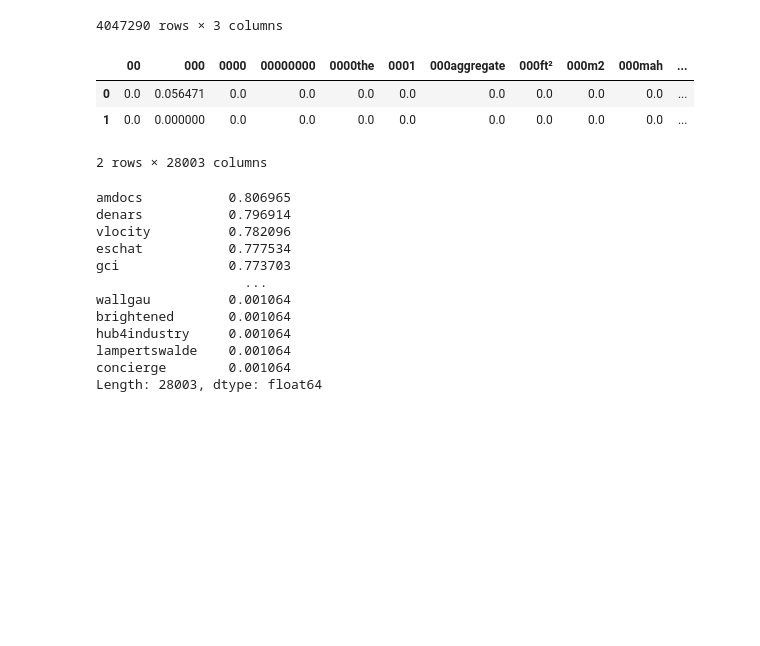
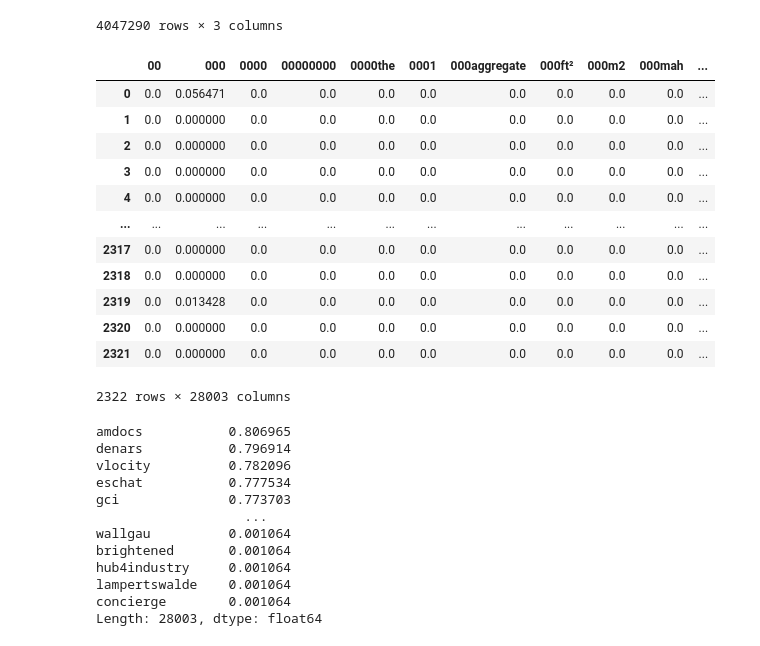
Before and after one commit to dany-kuznetsov/trade_get_news_true_way, a Jupyter notebook: news_exploratory_analysis.ipynb, the cells around one changed output. Saved outputs shown, nothing was run; the diff lists cells and outputs as text; code cells hidden in the pictures; blank space fills up the shorter version.

```diff
--- a/news_exploratory_analysis.ipynb
+++ b/news_exploratory_analysis.ipynb
@@ -274,12 +282,21 @@ def create_document_term_matrix(message_list, vectorizer):
 texts_matrix = create_document_term_matrix(texts_list, tfidf_vect)
 texts_matrix_transposed = texts_matrix.transpose()
 # %%
-texts_matrix.head(2)
+texts_matrix
 # %% [output]
 |  | 00 | 000 | 0000 | 00000000 | 0000the | 0001 | 000aggregate | 000ft² | 000m2 | 000mah | ... |
 | 0 | 0.0 | 0.056471 | 0.0 | 0.0 | 0.0 | 0.0 | 0.0 | 0.0 | 0.0 | 0.0 | ... |
 | 1 | 0.0 | 0.000000 | 0.0 | 0.0 | 0.0 | 0.0 | 0.0 | 0.0 | 0.0 | 0.0 | ... |
+| 2 | 0.0 | 0.000000 | 0.0 | 0.0 | 0.0 | 0.0 | 0.0 | 0.0 | 0.0 | 0.0 | ... |
+| 3 | 0.0 | 0.000000 | 0.0 | 0.0 | 0.0 | 0.0 | 0.0 | 0.0 | 0.0 | 0.0 | ... |
+| 4 | 0.0 | 0.000000 | 0.0 | 0.0 | 0.0 | 0.0 | 0.0 | 0.0 | 0.0 | 0.0 | ... |
+| ... | ... | ... | ... | ... | ... | ... | ... | ... | ... | ... | ... |
+| 2317 | 0.0 | 0.000000 | 0.0 | 0.0 | 0.0 | 0.0 | 0.0 | 0.0 | 0.0 | 0.0 | ... |
+| 2318 | 0.0 | 0.000000 | 0.0 | 0.0 | 0.0 | 0.0 | 0.0 | 0.0 | 0.0 | 0.0 | ... |
+| 2319 | 0.0 | 0.013428 | 0.0 | 0.0 | 0.0 | 0.0 | 0.0 | 0.0 | 0.0 | 0.0 | ... |
+| 2320 | 0.0 | 0.000000 | 0.0 | 0.0 | 0.0 | 0.0 | 0.0 | 0.0 | 0.0 | 0.0 | ... |
+| 2321 | 0.0 | 0.000000 | 0.0 | 0.0 | 0.0 | 0.0 | 0.0 | 0.0 | 0.0 | 0.0 | ... |
-2 rows × 28003 columns
+2322 rows × 28003 columns
 # %%
 texts_matrix_transposed['max_token'] = texts_matrix_transposed.idxmax(axis=1)
 # %%
```
Also changed, not shown: parts of 4 cells of this notebook.
